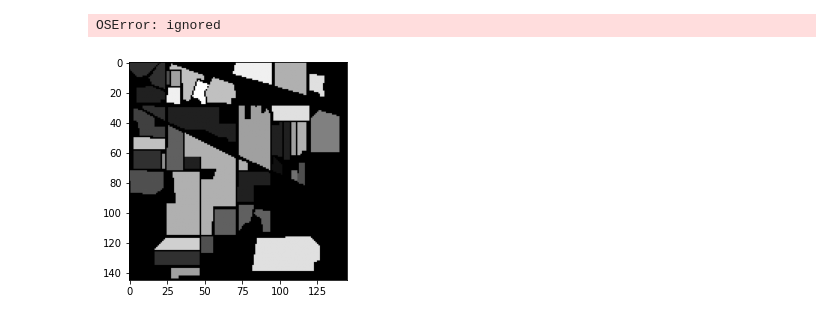
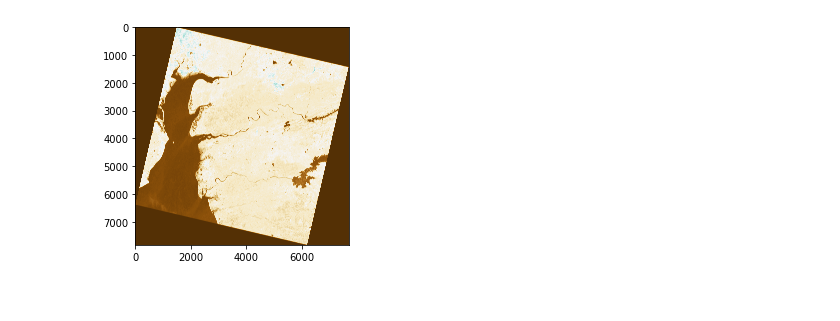
Before and after one commit to Aryanaut/eutro-reverso, a Jupyter notebook: workingWithMultispectralDataTiff.ipynb, the cells around one changed output. Saved outputs shown, nothing was run; the diff lists cells and outputs as text; code cells hidden in the pictures.

```diff
--- a/workingWithMultispectralDataTiff.ipynb
+++ b/workingWithMultispectralDataTiff.ipynb
@@ -19,7 +19,7 @@ import numpy as np
 import sys
 from PIL import Image
 # %%
-file = "LM05_L1TP_023034_20130107_20180521_01_T2_B3.TIF"
+file = "LC08_L1TP_148045_20211125_20211201_01_T1.tif"
 filetif = gdal.Open(file)
 # %%
 for bi in range(filetif.RasterCount):
@@ -46,8 +42,4 @@ from spectral import *
-# %%
-img = open_image('LM05_L1TP_023034_20130107_20180521_01_T2_B3.TIF').read_band(0)
-# %% [output]
-OSError: ignored
-# %%
-view = imshow(img)
-# %% [output]
-[figure, removed]
+# %%
+fig = plotBand(filetif, 1, 'BrBG')
+# %% [output]
+[figure, added]
```
Also changed, not shown: parts of 11 cells of this notebook.
